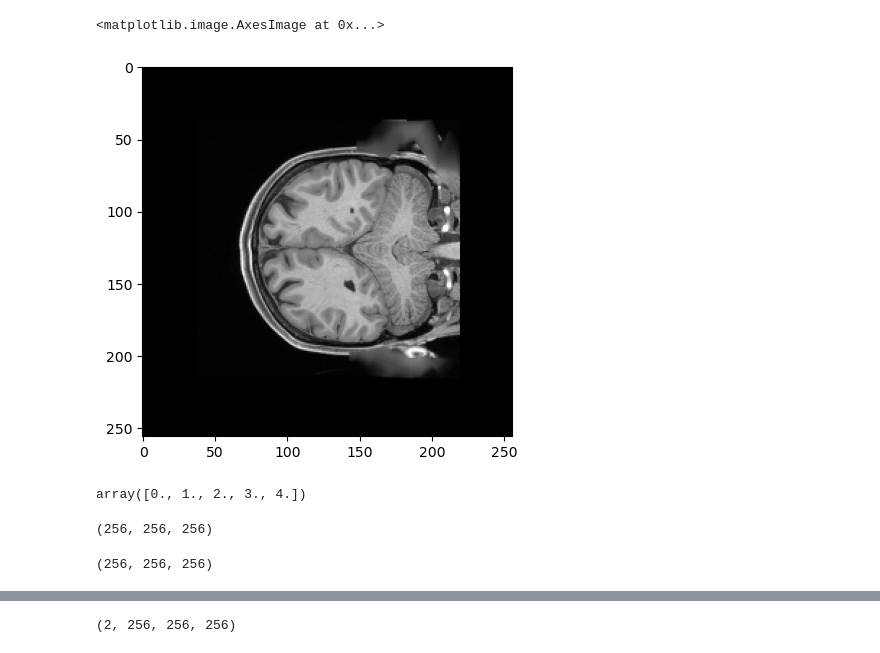
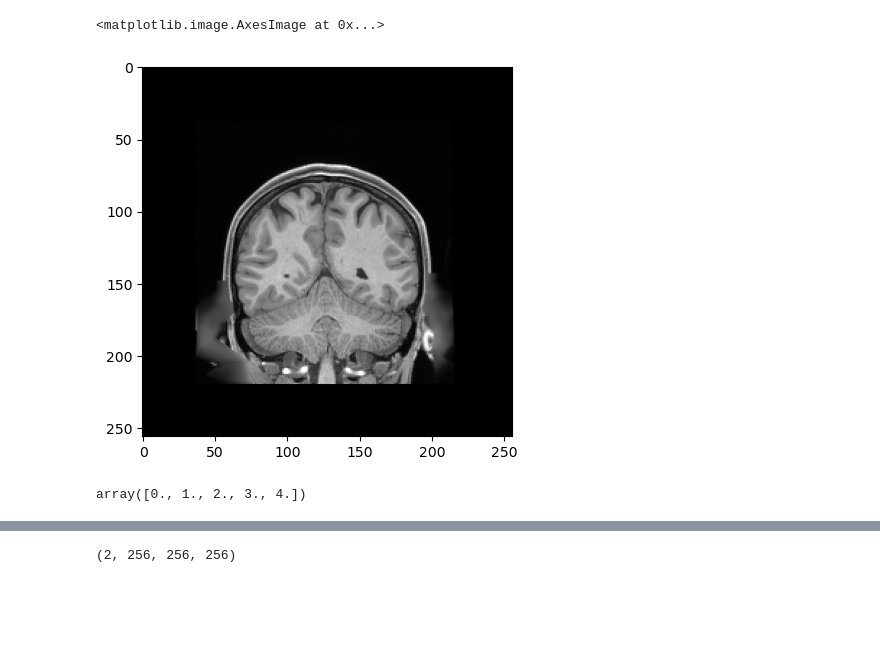
Before and after one commit to b-parker/CNL_scalpel, a Jupyter notebook: scripts/volume_scratch.ipynb, the cells around one changed output, grey strips where cells are left out. Drawn from its saved outputs; the diff is of its cells as text; code cells hidden in the pictures; blank space fills up the shorter version.

```diff
--- a/scripts/volume_scratch.ipynb
+++ b/scripts/volume_scratch.ipynb
@@ -8,10 +10,10 @@ import matplotlib.pyplot as plt
 brain = nb.load('/Users/benparker/Desktop/cnl/subjects/100307/mri/orig.mgz')
 # %%
 bdata = brain.get_fdata()
-plt.imshow(bdata[:,:,100], cmap='gray')
+plt.imshow(bdata[:,:,100].T, cmap='gray')
 # %% [output]
 <matplotlib.image.AxesImage at 0x...>
-[figure, old version]
+[figure, new version]
 # %%
 annot = nb.load('/Users/benparker/Desktop/cnl/subjects/100307/mri/lh.test_annot.nii.gz')
 annot = annot.get_fdata()
@@ -19,11 +21,3 @@ annot = annot.get_fdata()
 np.unique(annot)
 # %% [output]
 array([0., 1., 2., 3., 4.])
-# %%
-bdata.shape
-# %% [output]
-(256, 256, 256)
-# %%
-annot.shape
-# %% [output]
-(256, 256, 256)
```
Also changed, not shown: parts of 3 cells of this notebook.
